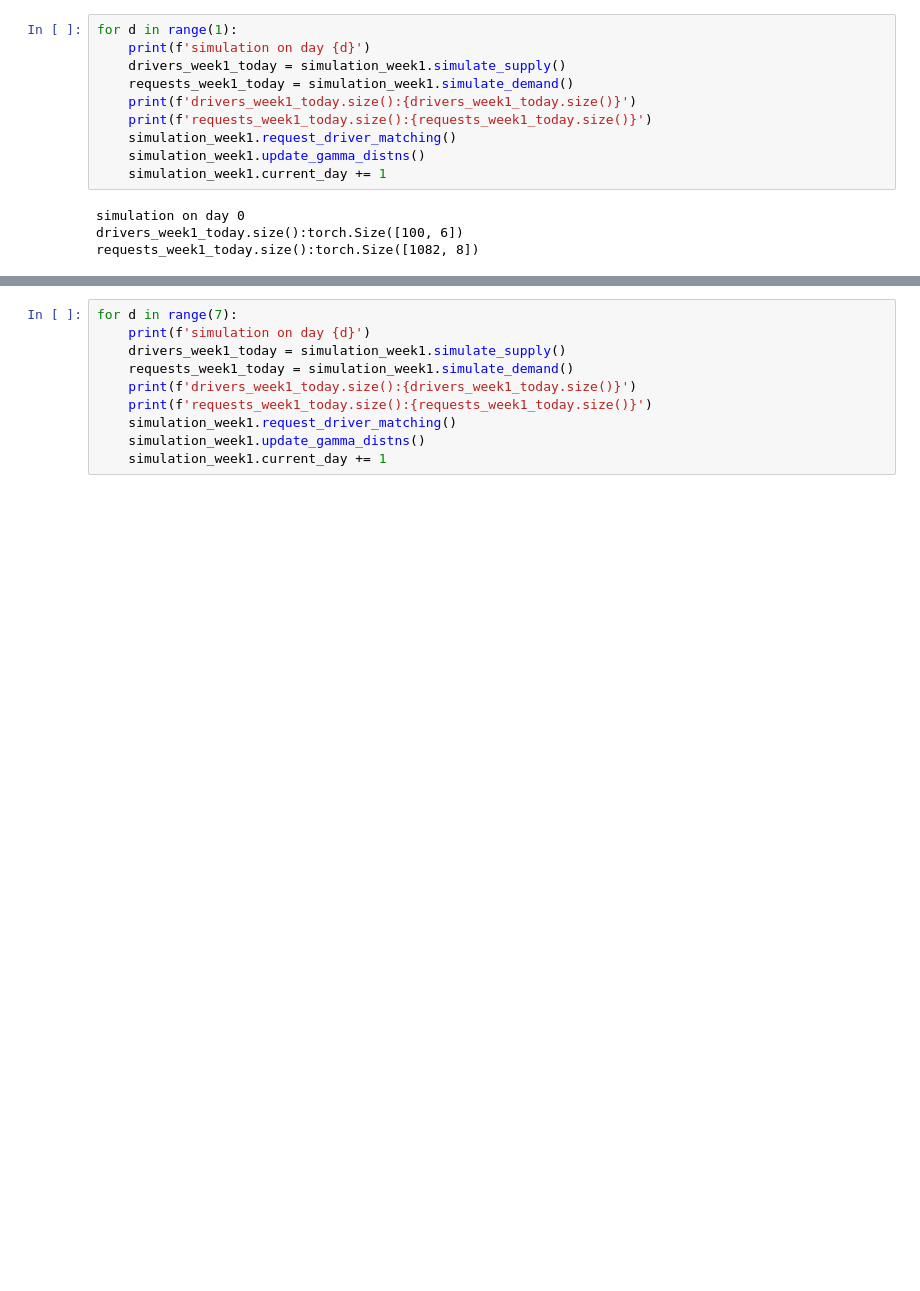
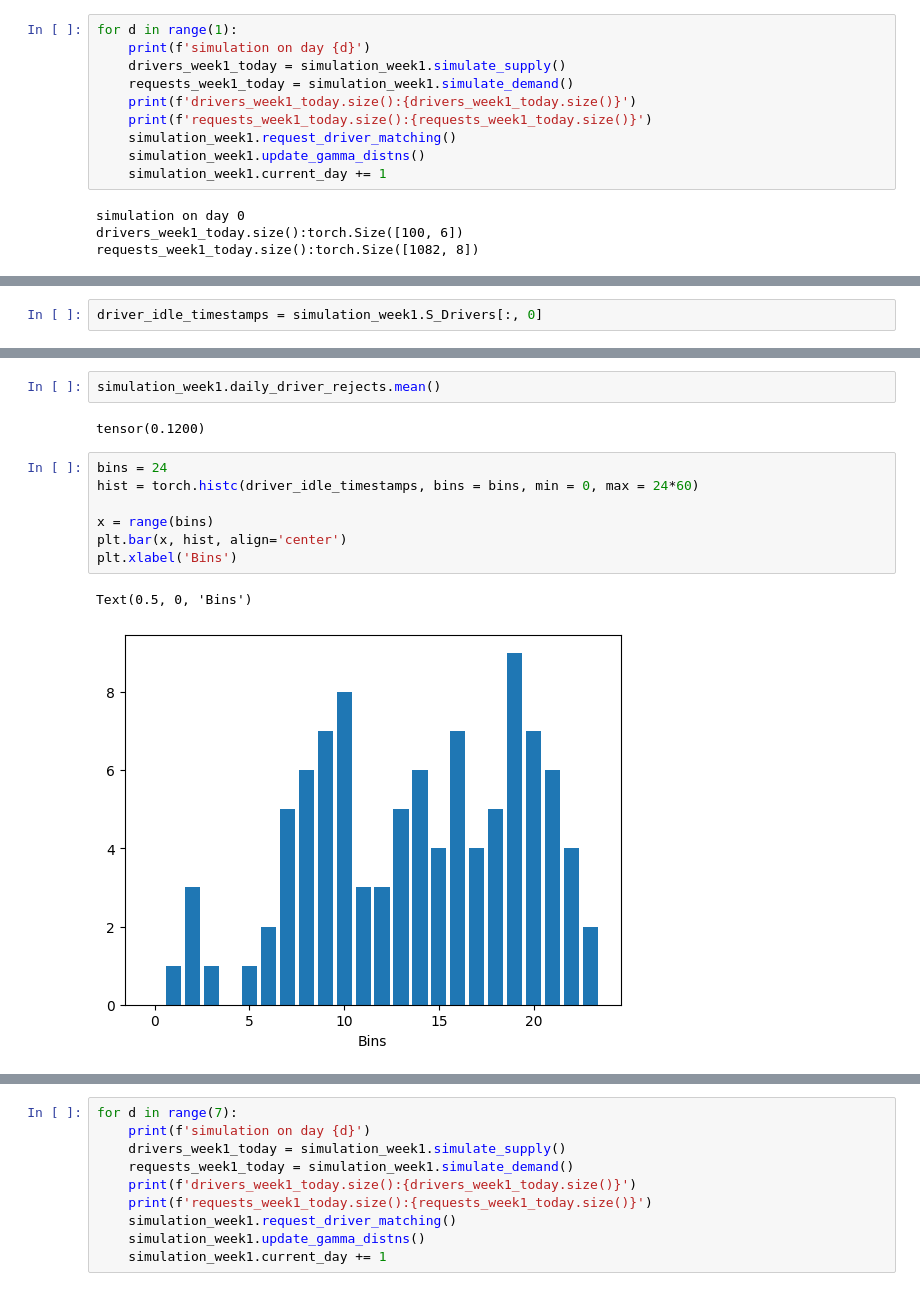
Before and after one commit to Duane321/reinforcement_learning_for_rideshare_pricing, a Jupyter notebook: experiments_matching.ipynb, the cells around one changed output, grey strips where cells are left out. Cells and saved outputs as stored; diff of their text form; blank space fills up the shorter version.

```diff
--- a/experiments_matching.ipynb
+++ b/experiments_matching.ipynb
@@ -55,0 +101,2 @@ requests_week1_today.size():torch.Size([1082, 8])
+# %%
+driver_idle_timestamps = simulation_week1.S_Drivers[:, 0]
@@ -55,0 +153,14 @@ requests_week1_today.size():torch.Size([1082, 8])
+# %%
+simulation_week1.daily_driver_rejects.mean()
+# %% [output]
+tensor(0.1200)
+# %%
+bins = 24
+hist = torch.histc(driver_idle_timestamps, bins = bins, min = 0, max = 24*60)
+
+x = range(bins)
+plt.bar(x, hist, align='center')
+plt.xlabel('Bins')
+# %% [output]
+Text(0.5, 0, 'Bins')
+[figure, added]
```
Also changed, not shown: parts of 22 cells of this notebook, 2 other files.
